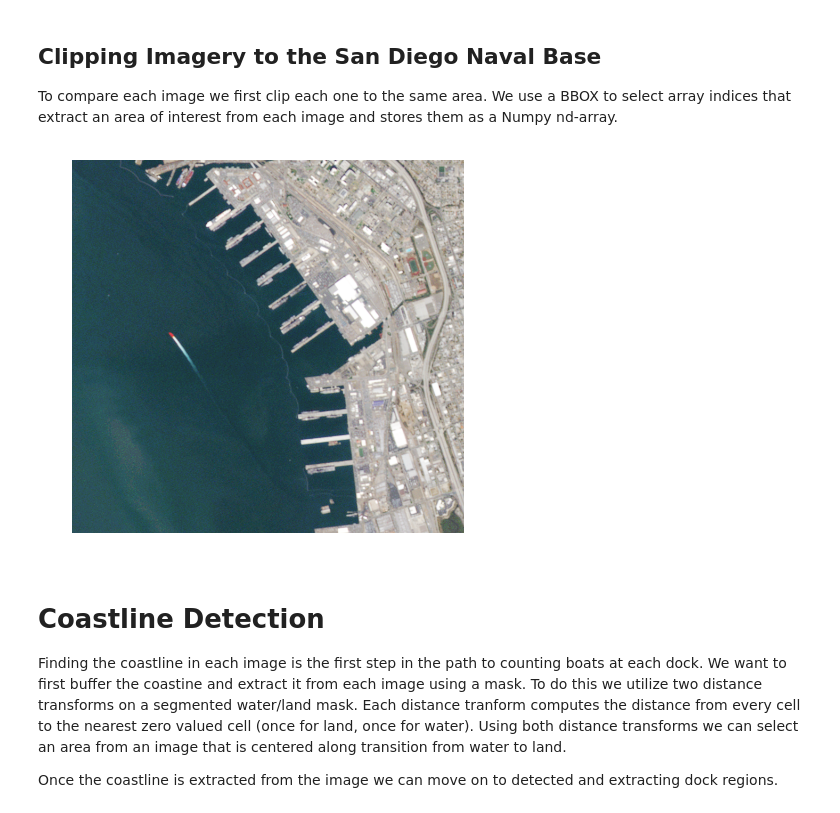
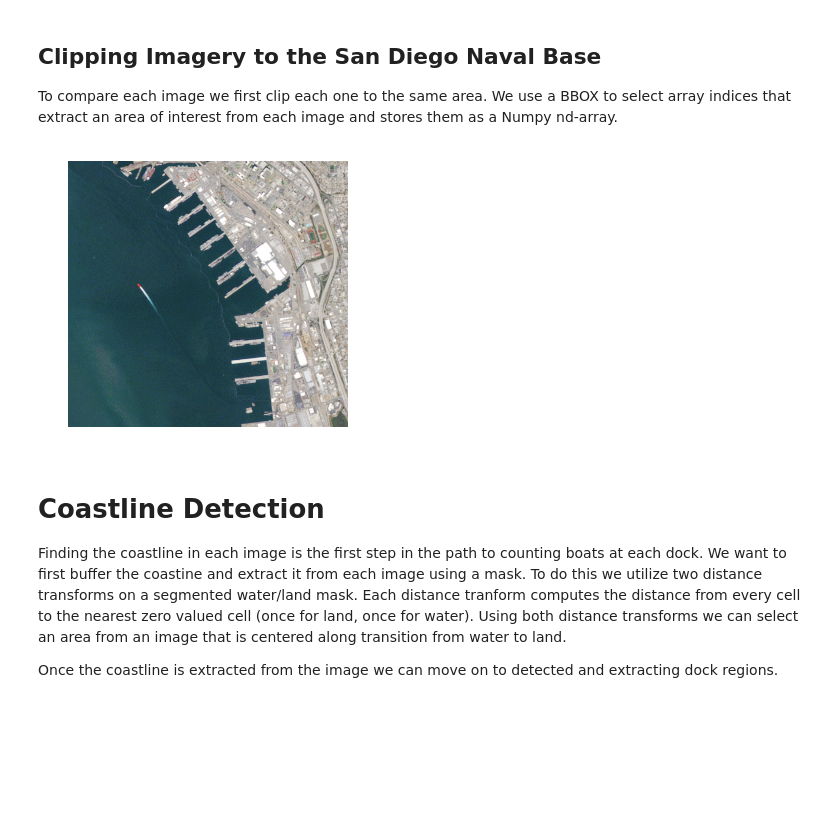
Before and after one commit to chelm/jupyter-demos, a Jupyter notebook: PlanetLabs_SanDiego.ipynb, the cells around one changed output. Cells and saved outputs as stored; diff of their text form; code cells hidden in the pictures; blank space fills up the shorter version.

```diff
--- a/PlanetLabs_SanDiego.ipynb
+++ b/PlanetLabs_SanDiego.ipynb
@@ -110,15 +110,10 @@ To compare each image we first clip each one to the same area. We use a BBOX to
 # %%
 import os
 import rasterio
-import matplotlib.image as mpimg
 
 %matplotlib inline
 import matplotlib.pyplot as plt
 import numpy as np
-import math
-
-import matplotlib.cm as cm
-
 
 def xy_from_coords(x_coord, y_coord, ul, lr, width, height):
     x0, x1 = ul[0], lr[0]
@@ -130,35 +125,39 @@ def xy_from_coords(x_coord, y_coord, ul, lr, width, height):
         ypx = height
     elif y_diff != 0:
         ypx = (y0 - y_coord) / y_diff * height
     else:
         ypx = 0
     return int(abs(xpx-width)), int(ypx)
 
 
 def clip_image(bbox, filepath):
     with rasterio.drivers():
         with rasterio.open(filepath) as src:
             bounds = src.bounds
             ul, lr = [bounds.left, bounds.top], [bounds.right, bounds.bottom]
             r, g, b, a = src.read()
             np_img = np.dstack((r, g, b, a))
             ul_px = xy_from_coords(bbox[0], bbox[3], ul, lr, src.width, src.height)
             lr_px = xy_from_coords(bbox[2], bbox[1], ul, lr, src.width, src.height)
             return np_img[ul_px[0]:lr_px[0], ul_px[1]:lr_px[1], :]
 
 
 def clip_directory(data_dir, bbox):
     files = os.listdir(data_dir)
     return [clip_image(bbox, os.path.join( data_dir, f )) for f in files]
 
 
 bbox = [483275.7009112152, 3610083.6489744713, 486785.39847831125, 3613762.760762966]
 data_dir = './san_diego_4_11_16/visual/'
 
 clipped = clip_directory(data_dir, bbox)
-render_array(clipped[-1])
+
+fig, ax = plt.subplots(1, figsize=(5,5), facecolor='white')
+ax.axis('off')
+imgplot = plt.imshow(clipped[-1])
+plt.show()
 # %% [output]
-[figure, old version]
+[figure, new version]
 # %%
 def render_array(arr1, arr2=None, width=7, height=7, cmap=plt.cm.jet):
     if arr2 is None:
```
Also changed, not shown: parts of 9 cells of this notebook, 8 other files.
